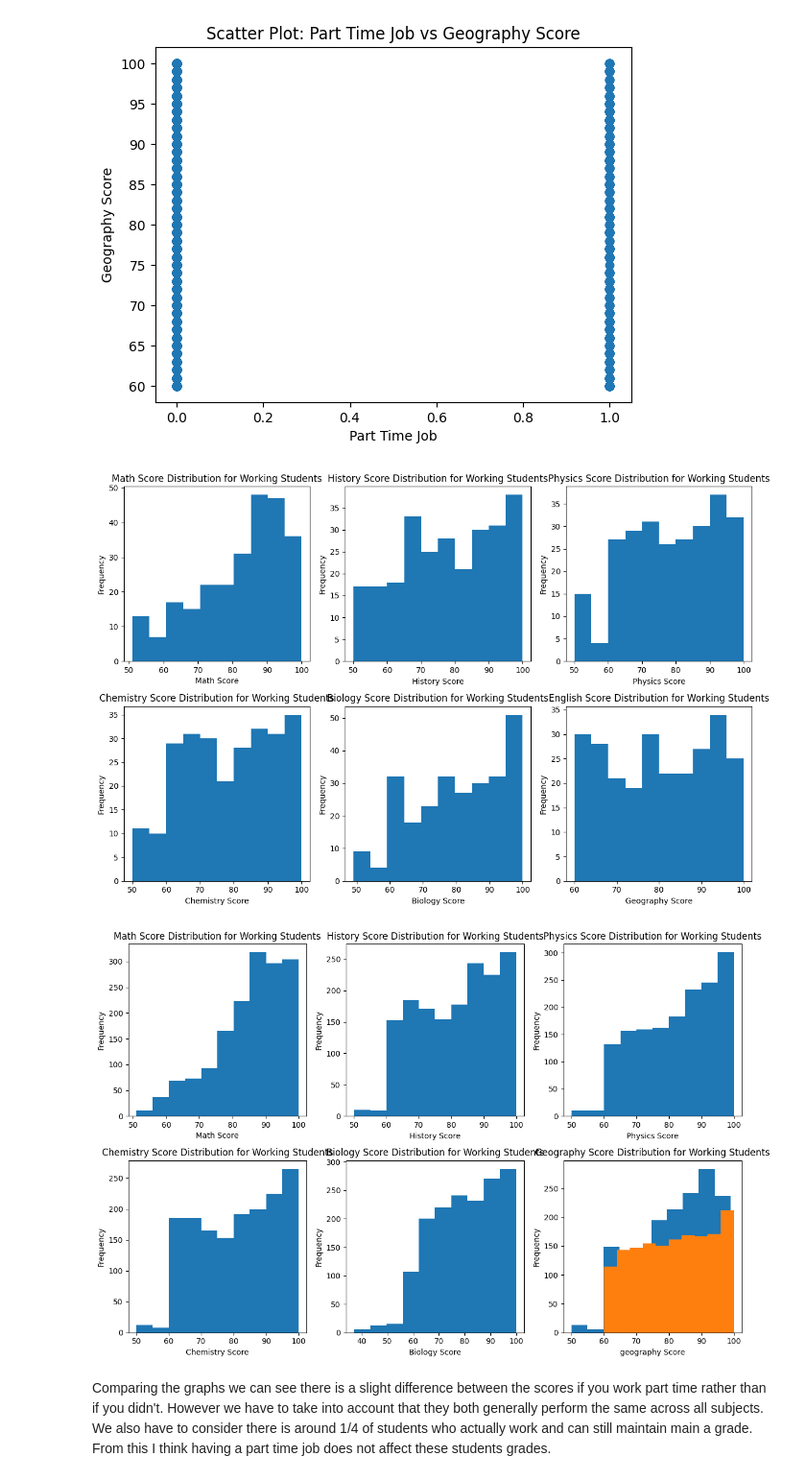
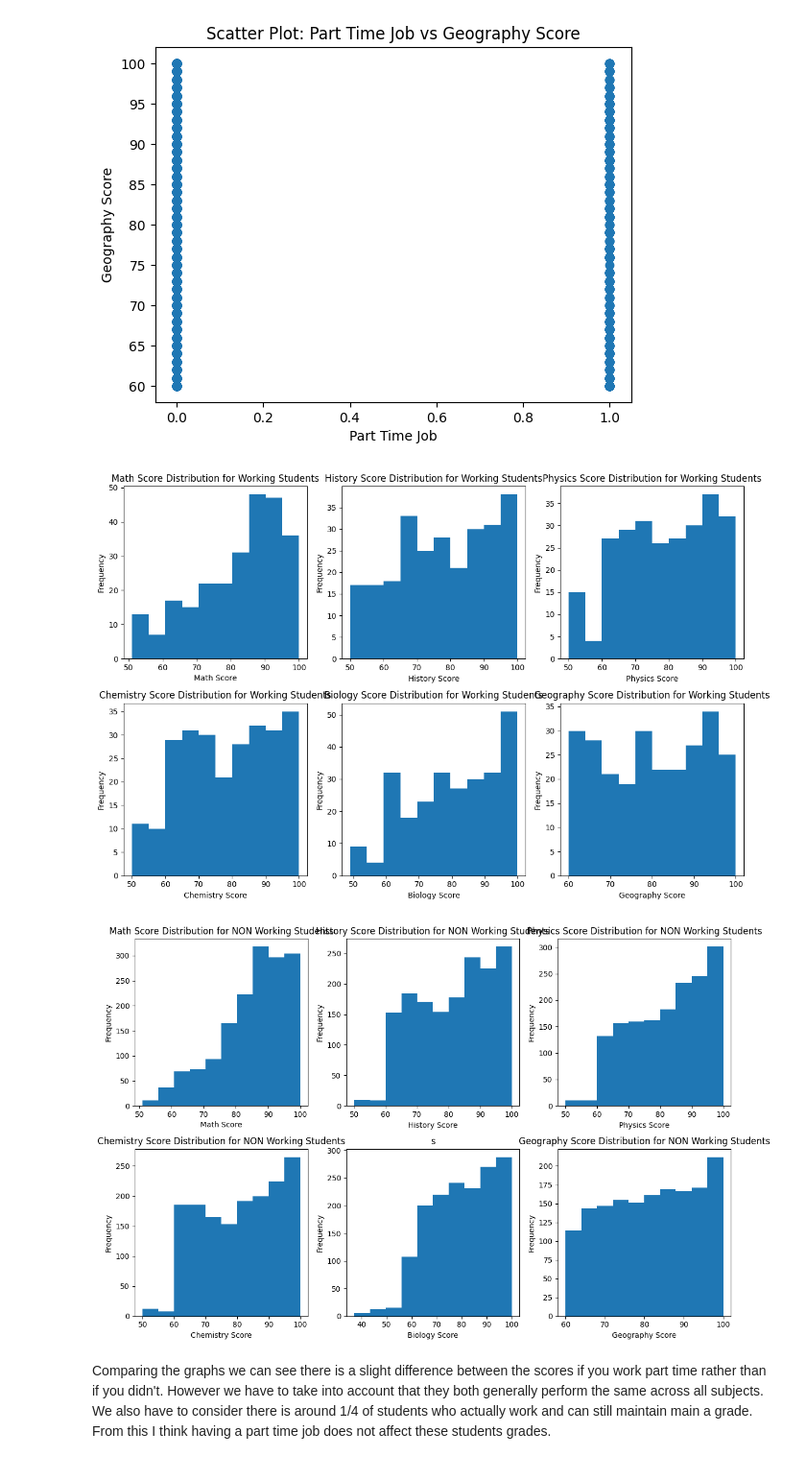
Before and after one commit to shakiralynch1/DVA_CA1, a Jupyter notebook: DVA_CA1.ipynb, the cells around one changed output. Shown at 96% size. Drawn from its saved outputs; the diff is of its cells as text; code cells hidden in the pictures.

```diff
--- a/DVA_CA1.ipynb
+++ b/DVA_CA1.ipynb
@@ -601,13 +617,13 @@ plt.subplot(236)
 plt.hist(working_students['geography_score'])
 plt.xlabel('Geography Score')
 plt.ylabel('Frequency')
-plt.title('English Score Distribution for Working Students')
+plt.title('Geography Score Distribution for Working Students')
 
 
 plt.tight_layout()
 plt.show()
 # %% [output]
-[figure, old version]
+[figure, new version]
 # %%
 
 import matplotlib.pyplot as plt
@@ -624,48 +640,42 @@ plt.subplot(231)
 plt.hist(working_students['math_score'])
 plt.xlabel('Math Score')
 plt.ylabel('Frequency')
-plt.title('Math Score Distribution for Working Students')
+plt.title('Math Score Distribution for NON Working Students')
 
 plt.subplot(232)
 plt.hist(working_students['history_score'])
 plt.xlabel('History Score')
 plt.ylabel('Frequency')
-plt.title('History Score Distribution for Working Students')
+plt.title('History Score Distribution for NON Working Students')
 
 plt.subplot(233)
 plt.hist(working_students['physics_score'])
 plt.xlabel('Physics Score')
 plt.ylabel('Frequency')
-plt.title('Physics Score Distribution for Working Students')
+plt.title('Physics Score Distribution for NON Working Students')
 
 plt.subplot(234)
 plt.hist(working_students['chemistry_score'])
 plt.xlabel('Chemistry Score')
 plt.ylabel('Frequency')
-plt.title('Chemistry Score Distribution for Working Students')
+plt.title('Chemistry Score Distribution for NON Working Students')
 
 plt.subplot(235)
 plt.hist(working_students['biology_score'])
 plt.xlabel('Biology Score')
 plt.ylabel('Frequency')
-plt.title('Biology Score Distribution for Working Students')
-
-plt.subplot(236)
-plt.hist(working_students['english_score'])
-plt.xlabel('English Score')
-plt.ylabel('Frequency')
-plt.title('English Score Distribution for Working Students')
+plt.title('s')
 
 plt.subplot(236)
 plt.hist(working_students['geography_score'])
-plt.xlabel('geography Score')
+plt.xlabel('Geography Score')
 plt.ylabel('Frequency')
-plt.title('Geography Score Distribution for Working Students')
+plt.title('Geography Score Distribution for NON Working Students')
 
 plt.tight_layout()
 plt.show()
 # %% [output]
-[figure, old version]
+[figure, new version]
 # %% [markdown]
 Comparing the graphs we can see there is a slight difference between the scores if you work part time rather than if you didn't. However we have to take into account that they both generally perform the same across all subjects. We also have to consider there is around 1/4 of students who actually work and can still maintain main a grade. From this I think having a part time job does not affect these students grades.
 # %%
```
Also changed, not shown: parts of 9 cells of this notebook.
